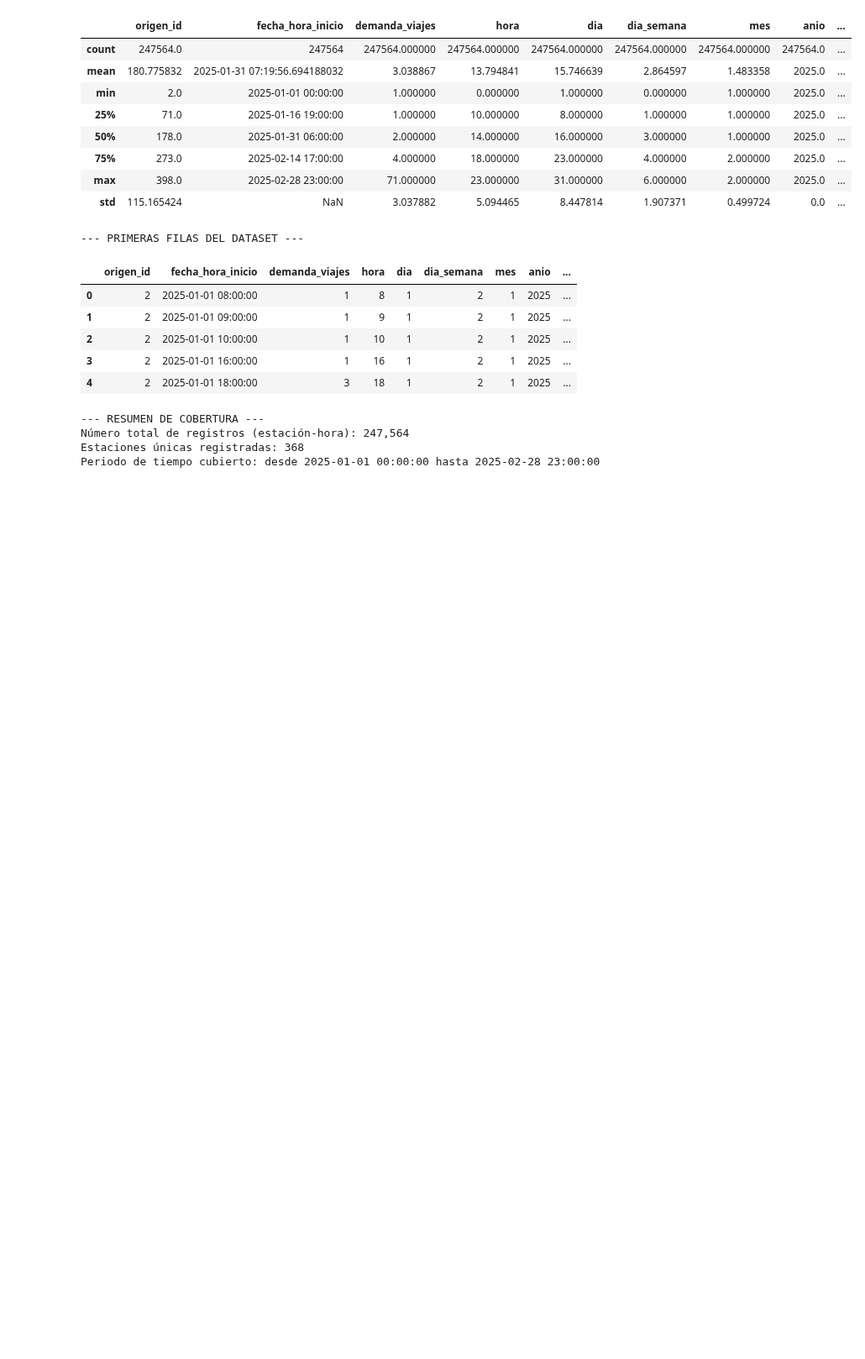
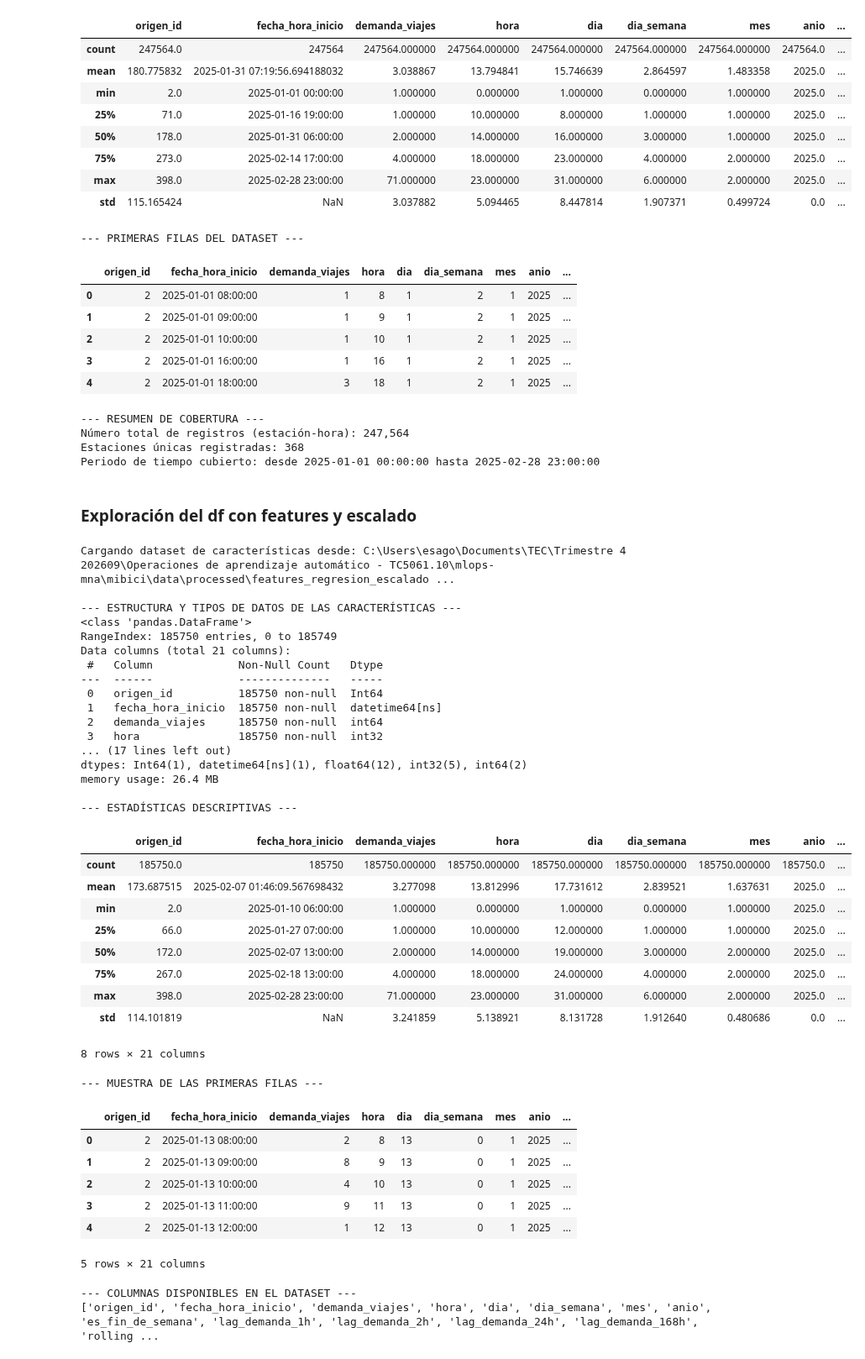
Before and after one commit to jessereyav1/TC5061-Proyecto-Equipo17, a Jupyter notebook: notebooks/1.0-exploracion-inicial.ipynb, the cells around one changed output. Shown at 84% size. Drawn from its saved outputs; the diff is of its cells as text; code cells hidden in the pictures; blank space fills up the shorter version.

```diff
--- a/notebooks/1.0-exploracion-inicial.ipynb
+++ b/notebooks/1.0-exploracion-inicial.ipynb
@@ -114,3 +114,67 @@ memory usage: 12.5 MB
 Número total de registros (estación-hora): 247,564
 Estaciones únicas registradas: 368
 Periodo de tiempo cubierto: desde 2025-01-01 00:00:00 hasta 2025-02-28 23:00:00
+# %% [markdown]
+### Exploración del df con features y escalado
+# %%
+# Definir la ruta relativa al archivo features_regresion_escalados.parquet
+parquet_path = Path("../data/processed/features_regresion_escalados.parquet")
+
+print(f"Cargando dataset de características desde: {parquet_path.resolve()}")
+
+# 1. Cargar el archivo Parquet
+df_features = pd.read_parquet(parquet_path)
+
+# 2. Información general y tipos de datos (para verificar las nuevas columnas)
+print("\n--- ESTRUCTURA Y TIPOS DE DATOS DE LAS CARACTERÍSTICAS ---")
+df_features.info()
+
+# 3. Resumen estadístico de las variables escaladas y de tiempo
+print("\n--- ESTADÍSTICAS DESCRIPTIVAS ---")
+display(df_features.describe())
+
+# 4. Muestra de las primeras filas
+print("\n--- MUESTRA DE LAS PRIMERAS FILAS ---")
+display(df_features.head())
+
+# 5. Listar todas las columnas disponibles para verificar los lags y rolling features
+print("\n--- COLUMNAS DISPONIBLES EN EL DATASET ---")
+print(list(df_features.columns))
+# %% [output]
+Cargando dataset de características desde: C:\Users\esago\Documents\TEC\Trimestre 4 202609\Operaciones de aprendizaje automático - TC5061.10\mlops-mna\mibici\data\processed\features_regresion_escalado ...
+
+--- ESTRUCTURA Y TIPOS DE DATOS DE LAS CARACTERÍSTICAS ---
+<class 'pandas.DataFrame'>
+RangeIndex: 185750 entries, 0 to 185749
+Data columns (total 21 columns):
+ #   Column             Non-Null Count   Dtype
+---  ------             --------------   -----
+ 0   origen_id          185750 non-null  Int64
+ 1   fecha_hora_inicio  185750 non-null  datetime64[ns]
+ 2   demanda_viajes     185750 non-null  int64
+ 3   hora               185750 non-null  int32
+... (17 lines left out)
+dtypes: Int64(1), datetime64[ns](1), float64(12), int32(5), int64(2)
+memory usage: 26.4 MB
+
+--- ESTADÍSTICAS DESCRIPTIVAS ---
+|  | origen_id | fecha_hora_inicio | demanda_viajes | hora | dia | dia_semana | mes | anio | ... |
+| count | 185750.0 | 185750 | 185750.000000 | 185750.000000 | 185750.000000 | 185750.000000 | 185750.000000 | 185750.0 | ... |
+| mean | 173.687515 | 2025-02-07 01:46:09.567698432 | 3.277098 | 13.812996 | 17.731612 | 2.839521 | 1.637631 | 2025.0 | ... |
+| min | 2.0 | 2025-01-10 06:00:00 | 1.000000 | 0.000000 | 1.000000 | 0.000000 | 1.000000 | 2025.0 | ... |
+| 25% | 66.0 | 2025-01-27 07:00:00 | 1.000000 | 10.000000 | 12.000000 | 1.000000 | 1.000000 | 2025.0 | ... |
+| 50% | 172.0 | 2025-02-07 13:00:00 | 2.000000 | 14.000000 | 19.000000 | 3.000000 | 2.000000 | 2025.0 | ... |
+| 75% | 267.0 | 2025-02-18 13:00:00 | 4.000000 | 18.000000 | 24.000000 | 4.000000 | 2.000000 | 2025.0 | ... |
+| max | 398.0 | 2025-02-28 23:00:00 | 71.000000 | 23.000000 | 31.000000 | 6.000000 | 2.000000 | 2025.0 | ... |
+| std | 114.101819 | NaN | 3.241859 | 5.138921 | 8.131728 | 1.912640 | 0.480686 | 0.0 | ... |
+8 rows × 21 columns
+--- MUESTRA DE LAS PRIMERAS FILAS ---
+|  | origen_id | fecha_hora_inicio | demanda_viajes | hora | dia | dia_semana | mes | anio | ... |
+| 0 | 2 | 2025-01-13 08:00:00 | 2 | 8 | 13 | 0 | 1 | 2025 | ... |
+| 1 | 2 | 2025-01-13 09:00:00 | 8 | 9 | 13 | 0 | 1 | 2025 | ... |
+| 2 | 2 | 2025-01-13 10:00:00 | 4 | 10 | 13 | 0 | 1 | 2025 | ... |
+| 3 | 2 | 2025-01-13 11:00:00 | 9 | 11 | 13 | 0 | 1 | 2025 | ... |
+| 4 | 2 | 2025-01-13 12:00:00 | 1 | 12 | 13 | 0 | 1 | 2025 | ... |
+5 rows × 21 columns
+--- COLUMNAS DISPONIBLES EN EL DATASET ---
+['origen_id', 'fecha_hora_inicio', 'demanda_viajes', 'hora', 'dia', 'dia_semana', 'mes', 'anio', 'es_fin_de_semana', 'lag_demanda_1h', 'lag_demanda_2h', 'lag_demanda_24h', 'lag_demanda_168h', 'rolling ...
```
Also changed, not shown: 1 other file.
